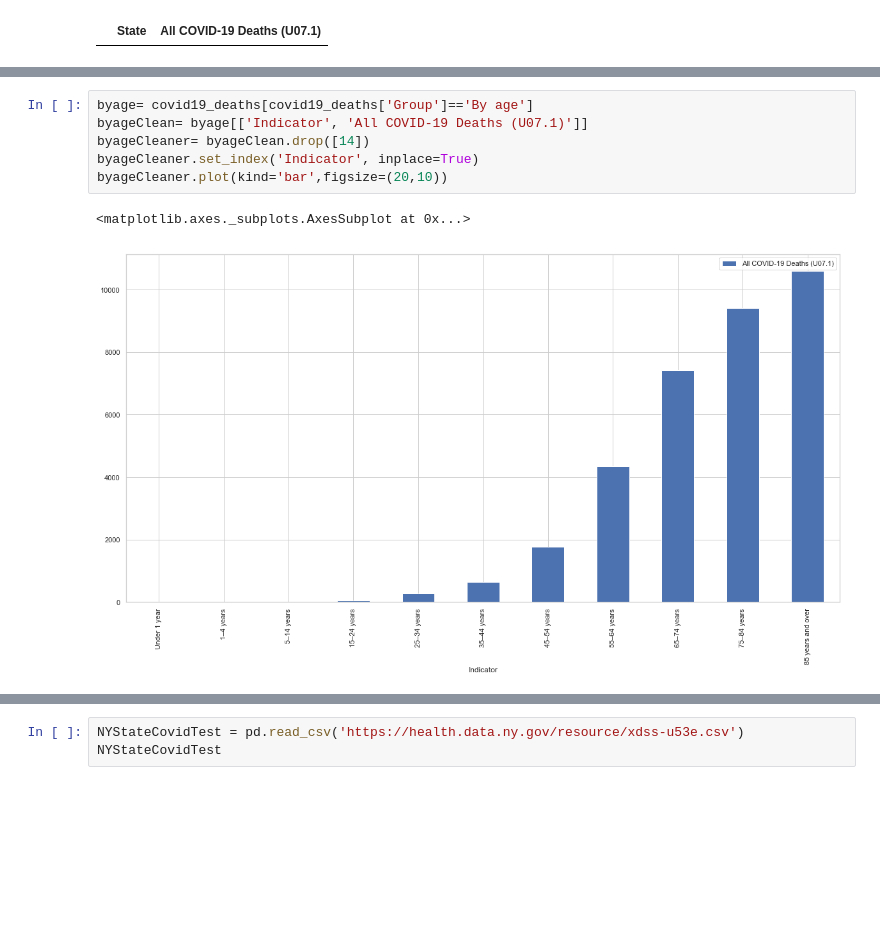
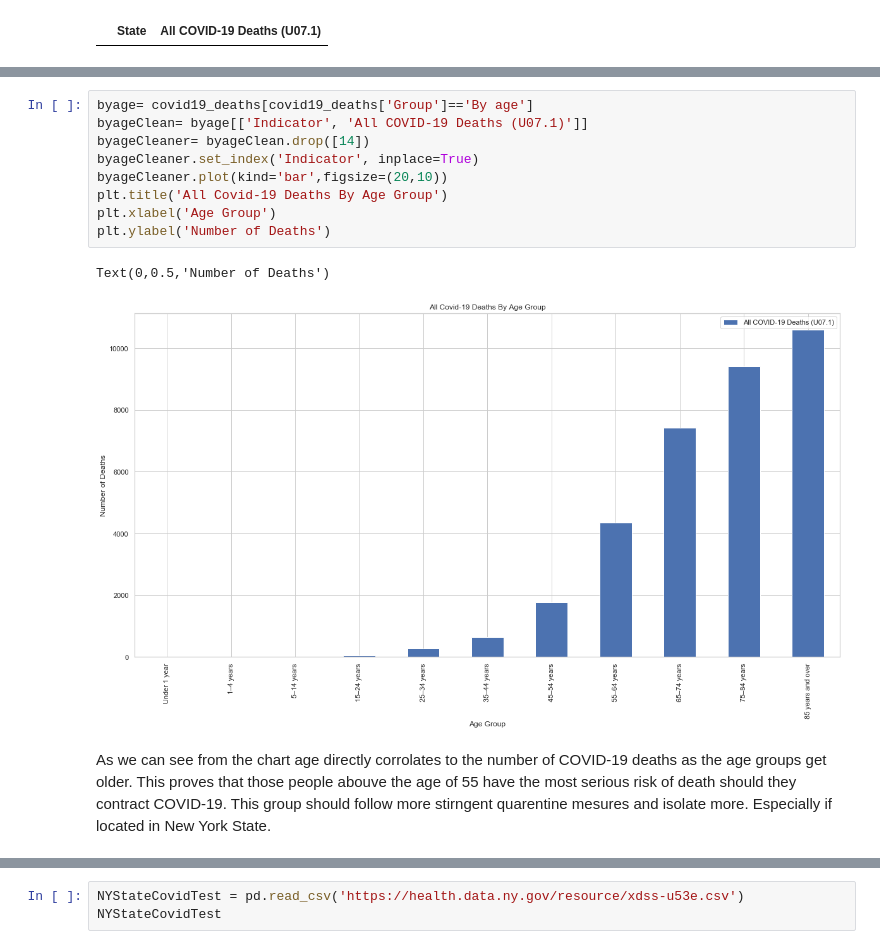
Before and after one commit to Dawad81/IS362-Database-Acquisition-and-Management, a Jupyter notebook: IS362_FinalProject_Folder/IS362_FinalProject.ipynb, the cells around one changed output, grey strips where cells are left out. Cells and saved outputs as stored; diff of their text form; blank space fills up the shorter version.

```diff
--- a/IS362_FinalProject_Folder/IS362_FinalProject.ipynb
+++ b/IS362_FinalProject_Folder/IS362_FinalProject.ipynb
@@ -74,9 +145,14 @@ byweekCleaner.plot(kind='bar', stacked=True, figsize=(20,10))
 # %%
 byage= covid19_deaths[covid19_deaths['Group']=='By age']
 byageClean= byage[['Indicator', 'All COVID-19 Deaths (U07.1)']]
 byageCleaner= byageClean.drop([14])
 byageCleaner.set_index('Indicator', inplace=True)
 byageCleaner.plot(kind='bar',figsize=(20,10))
+plt.title('All Covid-19 Deaths By Age Group')
+plt.xlabel('Age Group')
+plt.ylabel('Number of Deaths')
 # %% [output]
-<matplotlib.axes._subplots.AxesSubplot at 0x...>
+Text(0,0.5,'Number of Deaths')
-[figure, old version]
+[figure, new version]
+# %% [markdown]
+As we can see from the chart age directly corrolates to the number of COVID-19 deaths as the age groups get older. This proves that those people abouve the age of 55 have the most serious risk of death should they contract COVID-19. This group should follow more stirngent quarentine mesures and isolate more. Especially if located in New York State.
```
Also changed, not shown: parts of 38 cells of this notebook.
